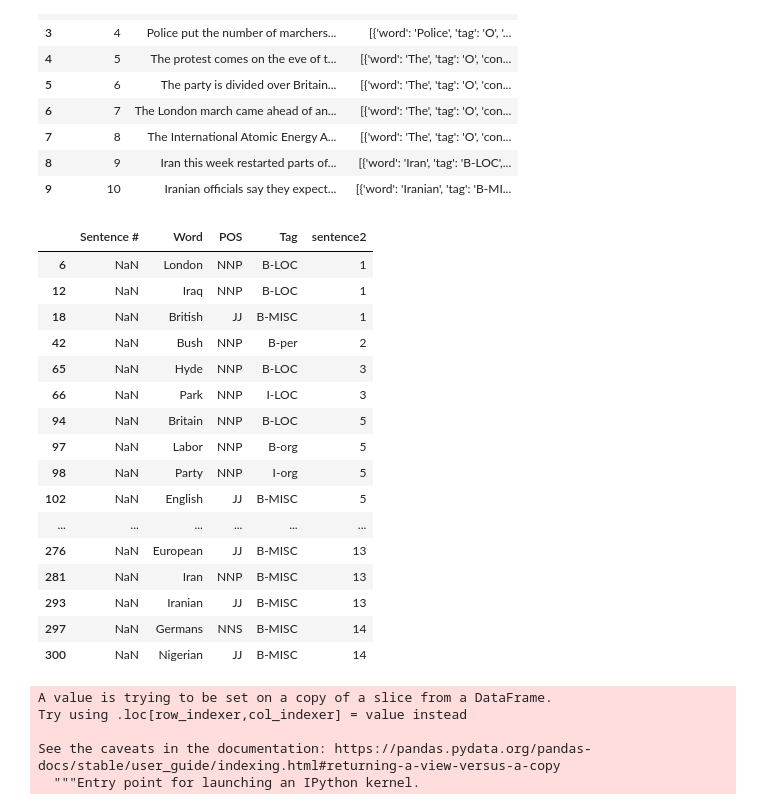
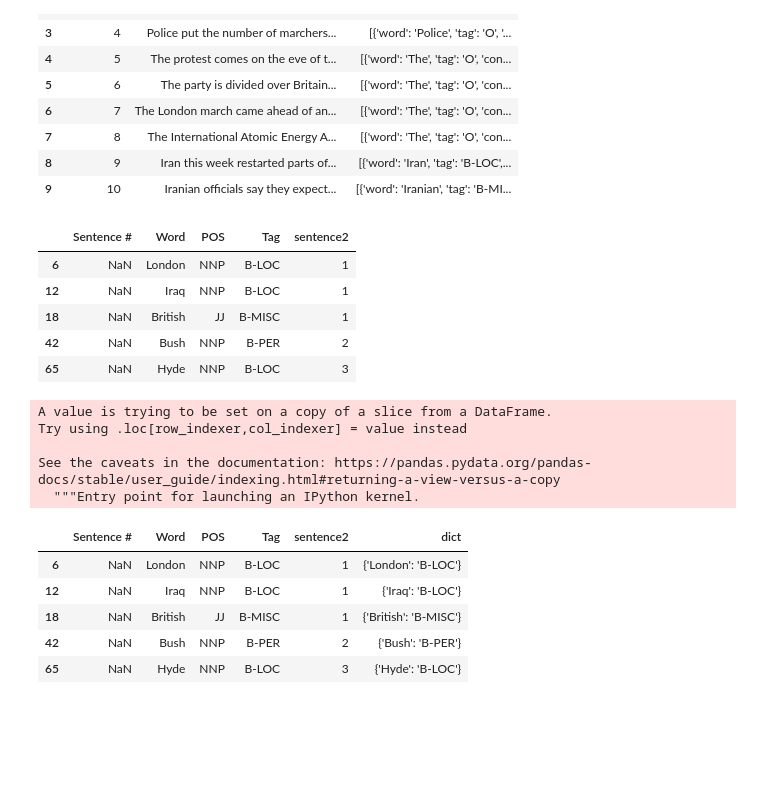
Before and after one commit to gabrielosluz/projetofinal, a Jupyter notebook: Teste_modelo_BERT.ipynb, the cells around one changed output. Saved outputs shown, nothing was run; the diff lists cells and outputs as text; code cells hidden in the pictures; blank space fills up the shorter version.

```diff
--- a/Teste_modelo_BERT.ipynb
+++ b/Teste_modelo_BERT.ipynb
@@ -176,30 +153,26 @@ df_to_model.head(10)
 | 9 | 10 | Iranian officials say they expect... | [{'word': 'Iranian', 'tag': 'B-MI... |
 # %%
 df_ent = df[df['Tag'] != 'O']
-df_ent.head(50)
+df_ent.head()
 # %% [output]
 |  | Sentence # | Word | POS | Tag | sentence2 |
 | 6 | NaN | London | NNP | B-LOC | 1 |
 | 12 | NaN | Iraq | NNP | B-LOC | 1 |
 | 18 | NaN | British | JJ | B-MISC | 1 |
-| 42 | NaN | Bush | NNP | B-per | 2 |
+| 42 | NaN | Bush | NNP | B-PER | 2 |
 | 65 | NaN | Hyde | NNP | B-LOC | 3 |
-| 66 | NaN | Park | NNP | I-LOC | 3 |
-| 94 | NaN | Britain | NNP | B-LOC | 5 |
-| 97 | NaN | Labor | NNP | B-org | 5 |
-| 98 | NaN | Party | NNP | I-org | 5 |
-| 102 | NaN | English | JJ | B-MISC | 5 |
-| ... | ... | ... | ... | ... | ... |
-| 276 | NaN | European | JJ | B-MISC | 13 |
-| 281 | NaN | Iran | NNP | B-MISC | 13 |
-| 293 | NaN | Iranian | JJ | B-MISC | 13 |
-| 297 | NaN | Germans | NNS | B-MISC | 14 |
-| 300 | NaN | Nigerian | JJ | B-MISC | 14 |
 # %%
 df_ent['dict'] = df_ent.apply(lambda x: {x['Word']: x['Tag']}, axis=1)
+df_ent.head()
 # %% [output]
 A value is trying to be set on a copy of a slice from a DataFrame.
 Try using .loc[row_indexer,col_indexer] = value instead
 
 See the caveats in the documentation: https://pandas.pydata.org/pandas-docs/stable/user_guide/indexing.html#returning-a-view-versus-a-copy
   """Entry point for launching an IPython kernel.
+|  | Sentence # | Word | POS | Tag | sentence2 | dict |
+| 6 | NaN | London | NNP | B-LOC | 1 | {'London': 'B-LOC'} |
+| 12 | NaN | Iraq | NNP | B-LOC | 1 | {'Iraq': 'B-LOC'} |
+| 18 | NaN | British | JJ | B-MISC | 1 | {'British': 'B-MISC'} |
+| 42 | NaN | Bush | NNP | B-PER | 2 | {'Bush': 'B-PER'} |
+| 65 | NaN | Hyde | NNP | B-LOC | 3 | {'Hyde': 'B-LOC'} |
```
Also changed, not shown: parts of 9 cells of this notebook, 4 other files.
